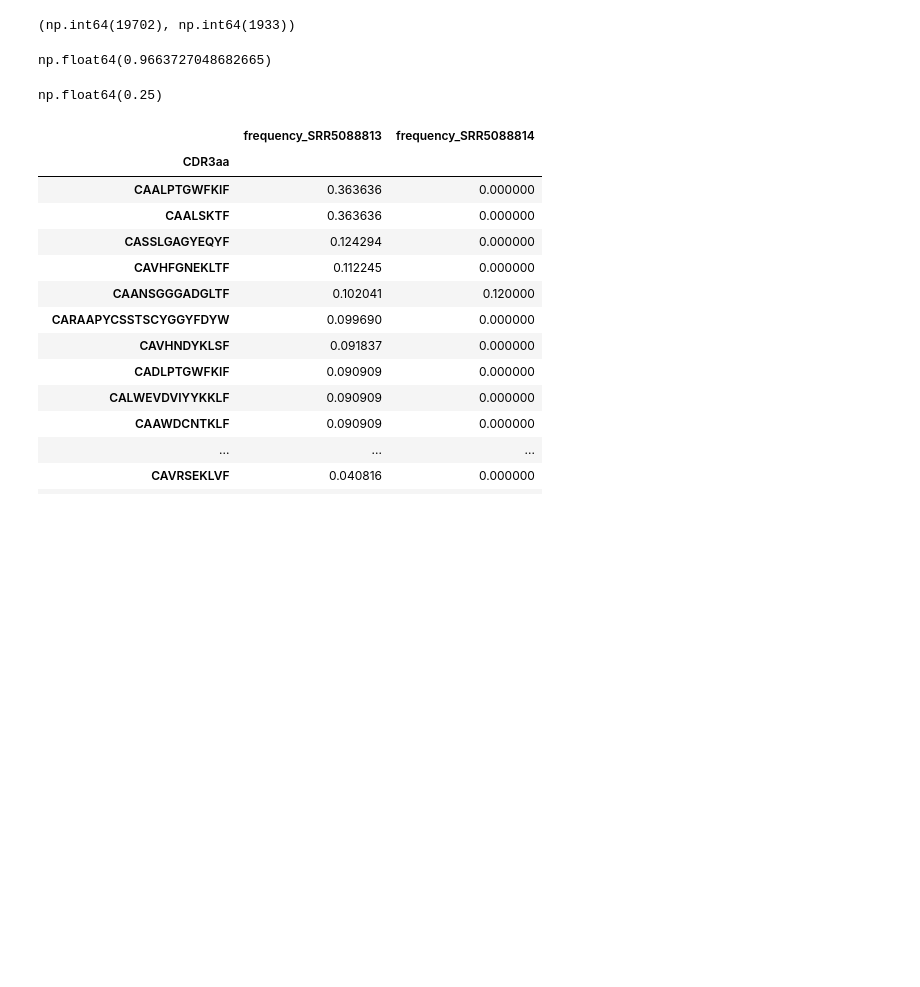
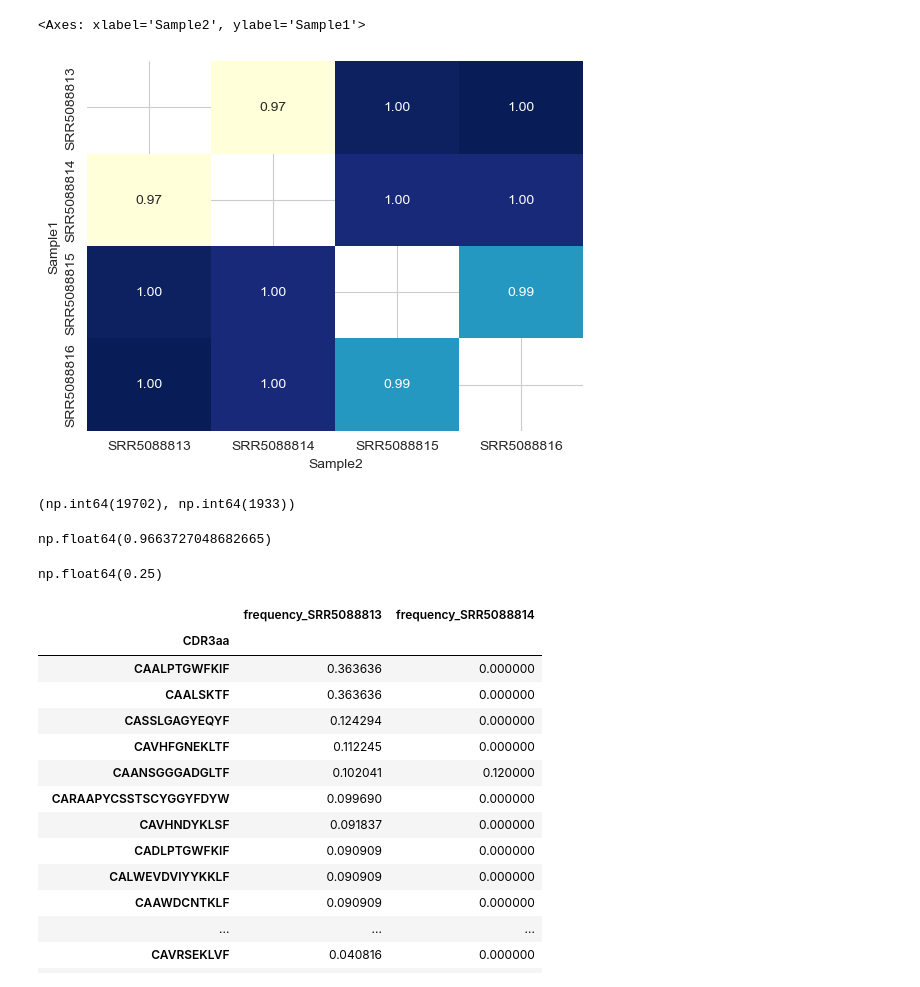
Before and after one commit to TalShor/Numenos_ex, a Jupyter notebook: analysis/basic.ipynb, the cells around one changed output. Cells and saved outputs as stored; diff of their text form; code cells hidden in the pictures; blank space fills up the shorter version.

```diff
--- a/analysis/basic.ipynb
+++ b/analysis/basic.ipynb
@@ -5,6 +5,10 @@
 import sys
 sys.path.append('../code')
 from read_files import *
+from stats import *
 
 import pandas as pd
 import numpy as np
+import matplotlib.pyplot as plt
+import seaborn as sns
+sns.set_style('whitegrid')
@@ -26,3 +33,11 @@ SRR5088814_report = read_trust_report_file_with_header('../data/SRR5088814/SRR50
+# %%
+report_paths = {x:f"../data/{x}/{x}_report.tsv" for x in ["SRR5088813", "SRR5088814", "SRR5088815", "SRR5088816"]}
+all_bc = run_all_reports_bc(report_paths)
+
+sns.heatmap(all_bc, annot=True, fmt=".2f", cmap="YlGnBu", cbar=False)
+# %% [output]
+<Axes: xlabel='Sample2', ylabel='Sample1'>
+[figure, added]
 # %%
 SRR5088813_report['#count'].sum(), SRR5088814_report['#count'].sum()
 # %% [output]
```
Also changed, not shown: parts of 5 cells of this notebook, 3 other files.
